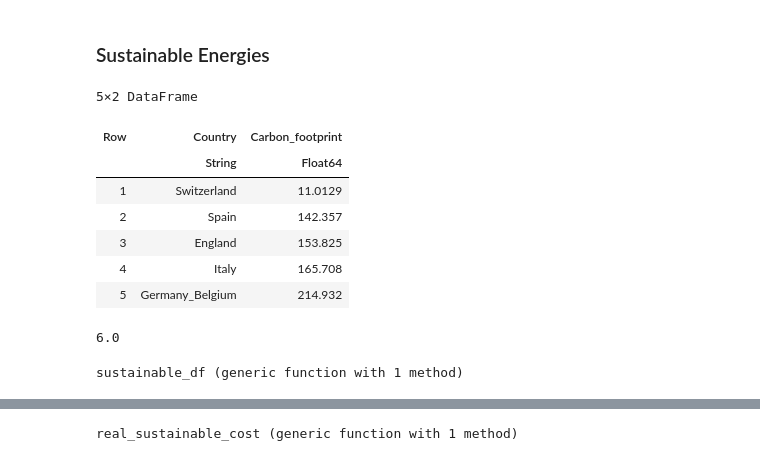
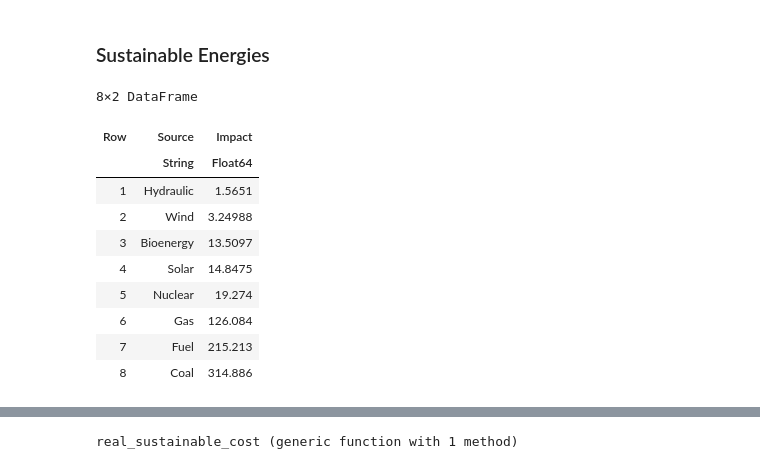
Before and after one commit to OscarCourbit/Energy-Allocation-in-France, a Jupyter notebook: Project_Problem.ipynb, the cells around one changed output, grey strips where cells are left out. Drawn from its saved outputs; the diff is of its cells as text; code cells hidden in the pictures.

```diff
--- a/Project_Problem.ipynb
+++ b/Project_Problem.ipynb
@@ -732,39 +810,34 @@ neighbors_footprints = compute_neighbors_footprints(df);
-# %%
-neighbors_footprints
-# %% [output]
-5×2 DataFrame
-| Row | Country | Carbon_footprint |
-|  | String | Float64 |
-| 1 | Switzerland | 11.0129 |
-| 2 | Spain | 142.357 |
-| 3 | England | 153.825 |
-| 4 | Italy | 165.708 |
-| 5 | Germany_Belgium | 214.932 |
-# %%
-carbon_footprints[carbon_footprints[!, :Source] .== "Nuclear", :Mean_footprint][1]
-# %% [output]
-6.0
-# %%
-function sustainable_df(df)
-    # add carbon_footprint column for each source
-    df[!, :Hydraulic_footprint] .= carbon_footprints[carbon_footprints[!, :Source] .== "Hydraulic", :Mean_footprint][1]
-    df[!, :Nuclear_footprint] .= carbon_footprints[carbon_footprints[!, :Source] .== "Nuclear", :Mean_footprint][1]
-    df[!, :Wind_footprint] .= carbon_footprints[carbon_footprints[!, :Source] .== "Wind", :Mean_footprint][1]
-    df[!, :Bioenergy_footprint] .= carbon_footprints[carbon_footprints[!, :Source] .== "Bioenergy", :Mean_footprint][1]
-    df[!, :Solar_footprint] .= carbon_footprints[carbon_footprints[!, :Source] .== "Solar", :Mean_footprint][1]
-    df[!, :Gas_footprint] .= carbon_footprints[carbon_footprints[!, :Source] .== "Gas", :Mean_footprint][1]
-    df[!, :Fuel_footprint] .= carbon_footprints[carbon_footprints[!, :Source] .== "Fuel", :Mean_footprint][1]
-    df[!, :Coal_footprint] .= carbon_footprints[carbon_footprints[!, :Source] .== "Coal", :Mean_footprint][1]
-
-    # add neighbors_footprint column for each neighbor
-    df[!, :Switzerland_footprint] .= neighbors_footprints[neighbors_footprints[!, :Country] .== "Switzerland", :Carbon_footprint][1]
-    df[!, :Spain_footprint] .= neighbors_footprints[neighbors_footprints[!, :Country] .== "Spain", :Carbon_footprint][1]
-    df[!, :England_footprint] .= neighbors_footprints[neighbors_footprints[!, :Country] .== "England", :Carbon_footprint][1]
-    df[!, :Italy_footprint] .= neighbors_footprints[neighbors_footprints[!, :Country] .== "Italy", :Carbon_footprint][1]
-    df[!, :Germany_Belgium_footprint] .= neighbors_footprints[neighbors_footprints[!, :Country] .== "Germany_Belgium", :Carbon_footprint][1]
-
-    # return the dataframe
-    return df
-end
-# %% [output]
-sustainable_df (generic function with 1 method)
+# %%
+eco_costs = compute_eco_costs(df)
+carbon_footprints = compute_carbon_footprints(df)
+neighbors_footprints = compute_neighbors_footprints(df);
+
+function env_impact(coef_eco_cost)
+    # create a list of impact for each source
+    impact = zeros(8)
+    for i in 1:8
+        # impact[i] = (1-coef_eco_cost) * carbon_footprints[source is sources[i]] + coef_eco_cost * eco_costs[source is sources[i]]
+        mean_footprint = carbon_footprints[carbon_footprints.Source .== sources[i], :][!, :Mean_footprint][1]
+        eco_cost = eco_costs[eco_costs.Source .== sources[i], :][!, :Eco_cost][1]
+        impact[i] = (1-coef_eco_cost) * mean_footprint + coef_eco_cost * eco_cost
+    end
+
+    # create a dataframe with the impact
+    df_impact = DataFrame(Source = sources, Impact = impact)
+    # sort the dataframe by impact
+    df_impact = sort(df_impact, :Impact, rev = false)
+end
+
+df_env_impact = env_impact(0.7)
+# %% [output]
+8×2 DataFrame
+| Row | Source | Impact |
+|  | String | Float64 |
+| 1 | Hydraulic | 1.5651 |
+| 2 | Wind | 3.24988 |
+| 3 | Bioenergy | 13.5097 |
+| 4 | Solar | 14.8475 |
+| 5 | Nuclear | 19.274 |
+| 6 | Gas | 126.084 |
+| 7 | Fuel | 215.213 |
+| 8 | Coal | 314.886 |
```
Also changed, not shown: parts of 22 cells of this notebook.
